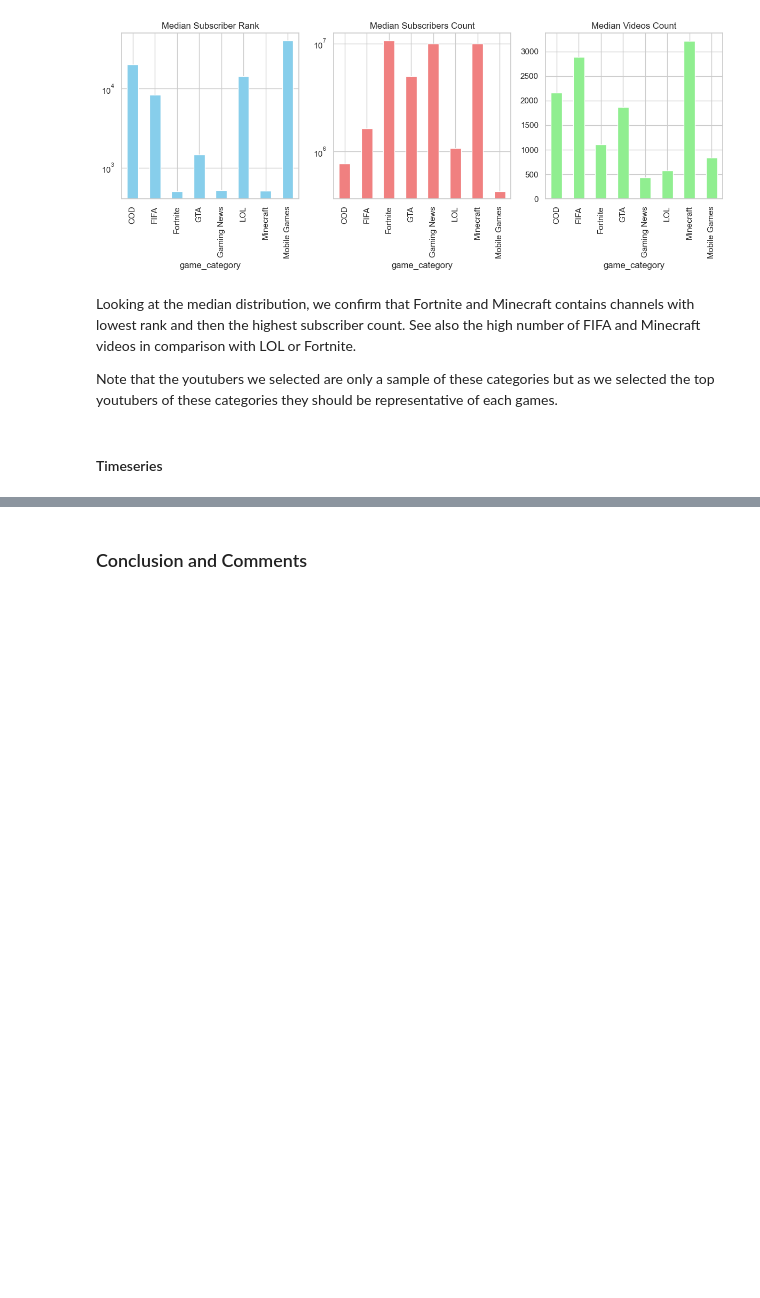
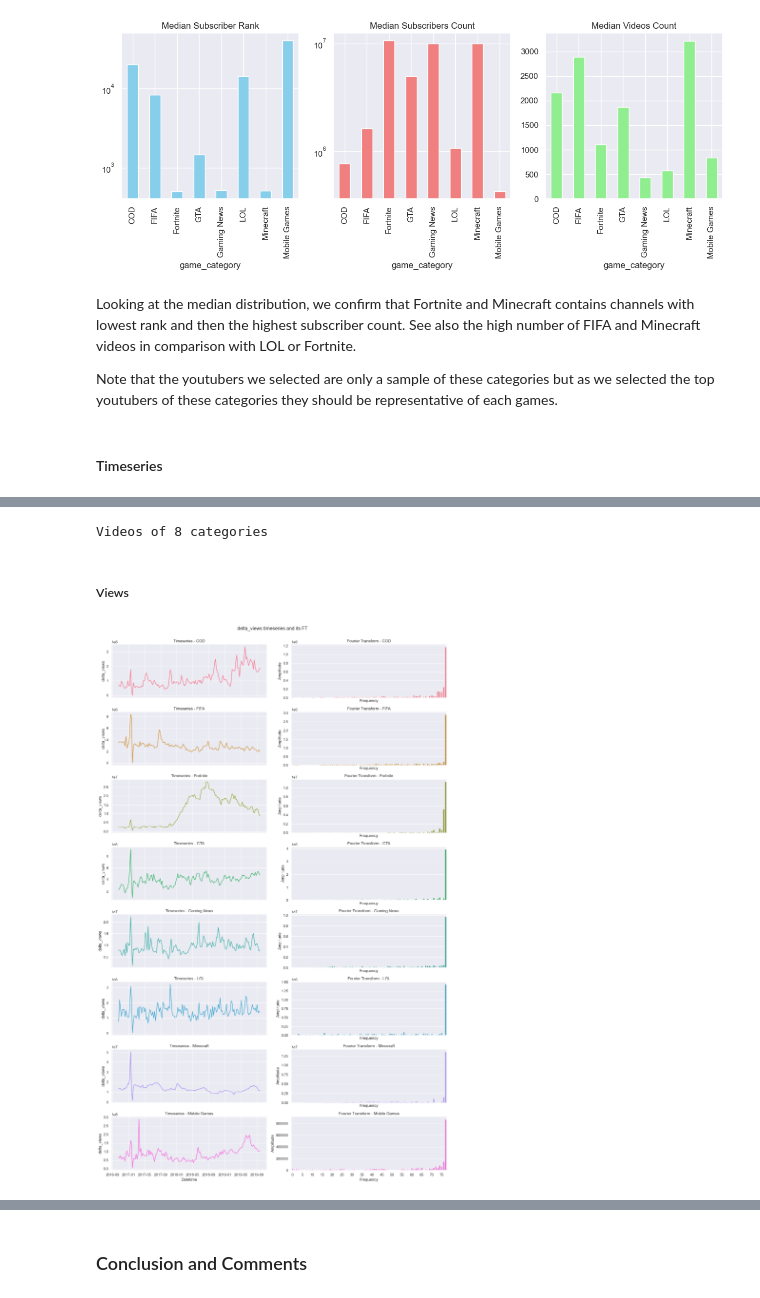
Before and after one commit to epfl-ada/ada-2023-project-analyticavengers2023, a Jupyter notebook: eda_channels_labelized.ipynb, the cells around one changed output, grey strips where cells are left out. Saved outputs shown, nothing was run; the diff lists cells and outputs as text; code cells hidden in the pictures; blank space fills up the shorter version.

```diff
--- a/eda_channels_labelized.ipynb
+++ b/eda_channels_labelized.ipynb
@@ -34,7 +34,7 @@ import scipy.fft as sf
 sns.set()
 # %%
 # Load the data
-df_channels = pd.read_csv('data/df_channels_en.tsv', sep='\t', compression='infer')
+df_channels = pd.read_csv('data/df_channels_en.tsv.gz', sep='\t', compression='infer')
 df_sample_channels = pd.read_parquet('data/df_sample_channels.parquet')
 df_sample_timeseries = pd.read_parquet('data/df_sample_timeseries.parquet')
 # %% [markdown]
@@ -365,3 +366,11 @@ df_sample_timeseries.head()
 | 3 | UCpGdL9Sn3Q5YWUH2DVUW1Ug | 2016-10-30 23:00:00 | 6.849790e+09 | 4.696586e+07 | 9.333509e+06 | 48841.865285 | 3292 | 12 | 31 | ... |
 | 4 | UCpGdL9Sn3Q5YWUH2DVUW1Ug | 2016-11-06 23:00:00 | 6.890571e+09 | 4.078041e+07 | 9.375919e+06 | 42410.384715 | 3304 | 12 | 28 | ... |
 | 5 | UCpGdL9Sn3Q5YWUH2DVUW1Ug | 2016-11-13 23:00:00 | 6.931459e+09 | 4.088798e+07 | 9.427722e+06 | 51803.244792 | 3318 | 14 | 28 | ... |
+# %%
+categorized_sample_df = df_sample_timeseries.groupby(['game_category', 'datetime']).mean().reset_index().groupby('game_category')
+
+game_categories = list(categorized_sample_df.groups.keys())
+N = len(game_categories)
+print(f'Videos of {N} categories')
+# %% [output]
+Videos of 8 categories
@@ -367,0 +443,7 @@ df_sample_timeseries.head()
+# %% [markdown]
+##### Views
+# %%
+metric = 'delta_views'
+fourier_plot(categorized_sample_df, metric)
+# %% [output]
+[figure, added]
```
Also changed, not shown: parts of 9 cells of this notebook.
